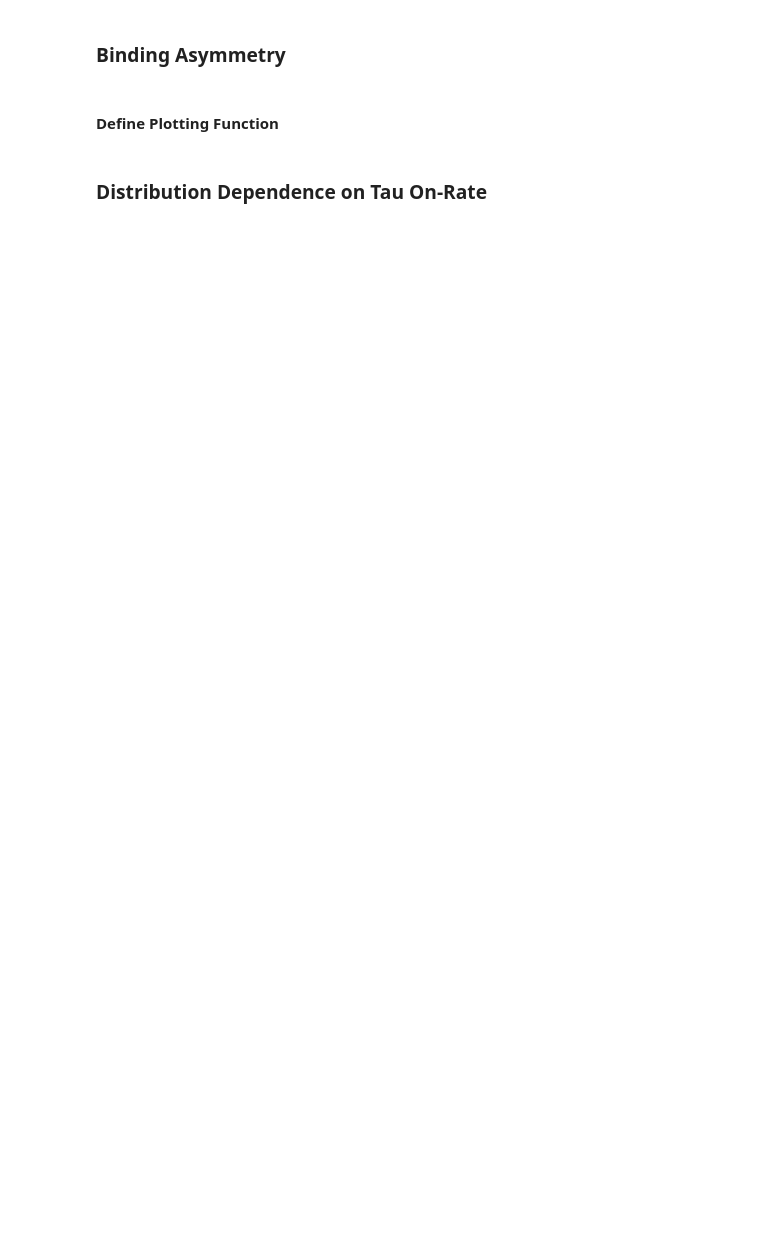
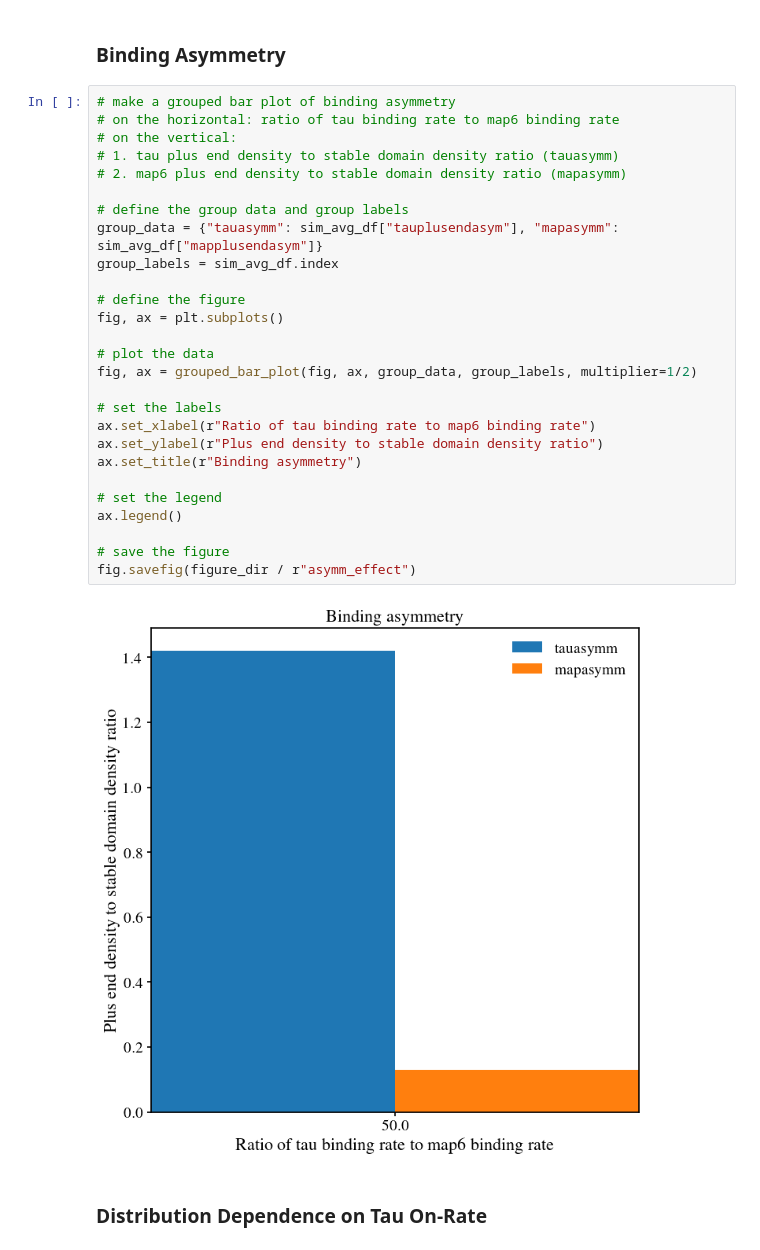
Before and after one commit to CWU-Computational-Biophysics/tau_mts, a Jupyter notebook: analysis.ipynb, the cells around one changed output. Drawn from its saved outputs; the diff is of its cells as text; blank space fills up the shorter version.

```diff
--- a/analysis.ipynb
+++ b/analysis.ipynb
@@ -132,6 +150,33 @@ sim_avg_df = sim_df.groupby("T0/M0").mean()
 # %% [markdown]
 ### Binding Asymmetry
-# %% [markdown]
-#### Define Plotting Function
+# %%
+# make a grouped bar plot of binding asymmetry
+# on the horizontal: ratio of tau binding rate to map6 binding rate
+# on the vertical:
+# 1. tau plus end density to stable domain density ratio (tauasymm)
+# 2. map6 plus end density to stable domain density ratio (mapasymm)
+
+# define the group data and group labels
+group_data = {"tauasymm": sim_avg_df["tauplusendasym"], "mapasymm": sim_avg_df["mapplusendasym"]}
+group_labels = sim_avg_df.index
+
+# define the figure
+fig, ax = plt.subplots()
+
+# plot the data
+fig, ax = grouped_bar_plot(fig, ax, group_data, group_labels, multiplier=1/2)
+
+# set the labels
+ax.set_xlabel(r"Ratio of tau binding rate to map6 binding rate")
+ax.set_ylabel(r"Plus end density to stable domain density ratio")
+ax.set_title(r"Binding asymmetry")
+
+# set the legend
+ax.legend()
+
+# save the figure
+fig.savefig(figure_dir / r"asymm_effect")
+# %% [output]
+[figure, added]
 # %% [markdown]
 ### Distribution Dependence on Tau On-Rate
```
Also changed, not shown: parts of 14 cells of this notebook, 6 other files.
